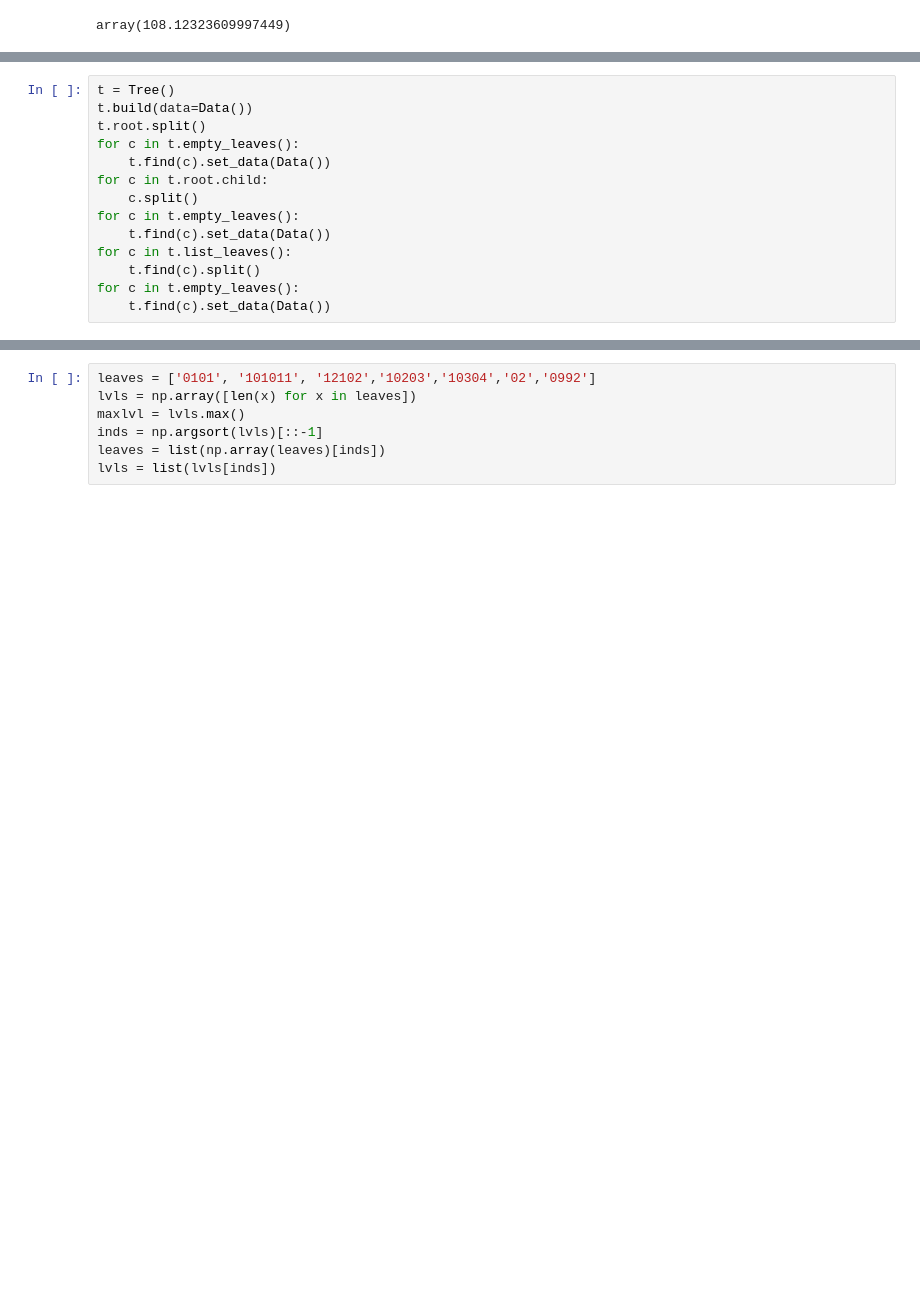
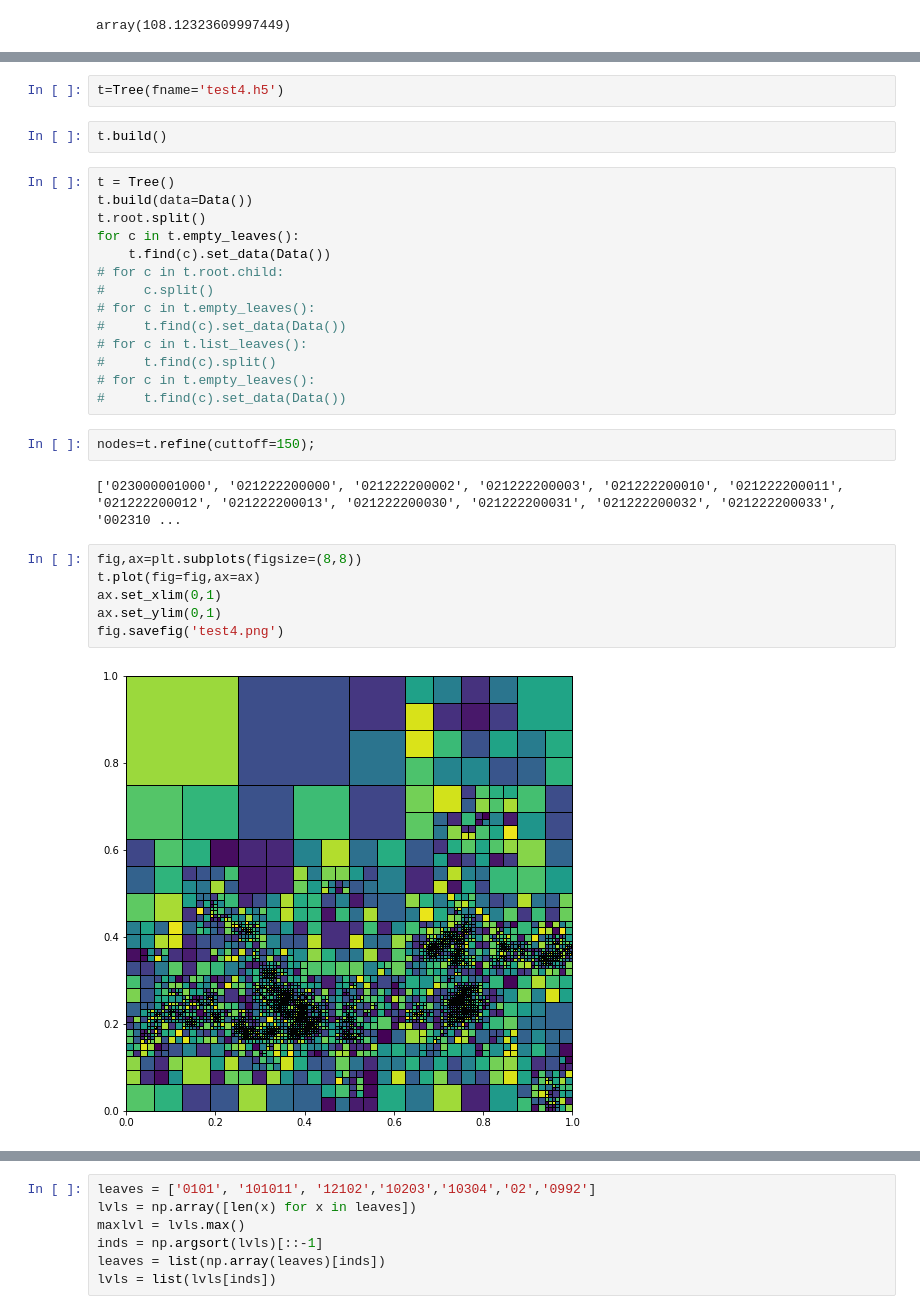
Before and after one commit to adamdempsey90/QuadTreeAMR, a Jupyter notebook: notebook/QuadTreeAMR.ipynb, the cells around one changed output, grey strips where cells are left out. Saved outputs shown, nothing was run; the diff lists cells and outputs as text; blank space fills up the shorter version.

Commit message:
Refinement works. Need to decide on strategy.

```diff
--- a/notebook/QuadTreeAMR.ipynb
+++ b/notebook/QuadTreeAMR.ipynb
@@ -726,14 +832,30 @@ class Node():
+# %%
+t=Tree(fname='test4.h5')
+# %%
+t.build()
 # %%
 t = Tree()
 t.build(data=Data())
 t.root.split()
 for c in t.empty_leaves():
     t.find(c).set_data(Data())
-for c in t.root.child:
-    c.split()
-for c in t.empty_leaves():
-    t.find(c).set_data(Data())
-for c in t.list_leaves():
-    t.find(c).split()
-for c in t.empty_leaves():
-    t.find(c).set_data(Data())
+# for c in t.root.child:
+#     c.split()
+# for c in t.empty_leaves():
+#     t.find(c).set_data(Data())
+# for c in t.list_leaves():
+#     t.find(c).split()
+# for c in t.empty_leaves():
+#     t.find(c).set_data(Data())
+# %%
+nodes=t.refine(cuttoff=150);
+# %% [output]
+['023000001000', '021222200000', '021222200002', '021222200003', '021222200010', '021222200011', '021222200012', '021222200013', '021222200030', '021222200031', '021222200032', '021222200033', '002310 ...
+# %%
+fig,ax=plt.subplots(figsize=(8,8))
+t.plot(fig=fig,ax=ax)
+ax.set_xlim(0,1)
+ax.set_ylim(0,1)
+fig.savefig('test4.png')
+# %% [output]
+[figure, added]
```
Also changed, not shown: parts of 13 cells of this notebook, 1 other file.
